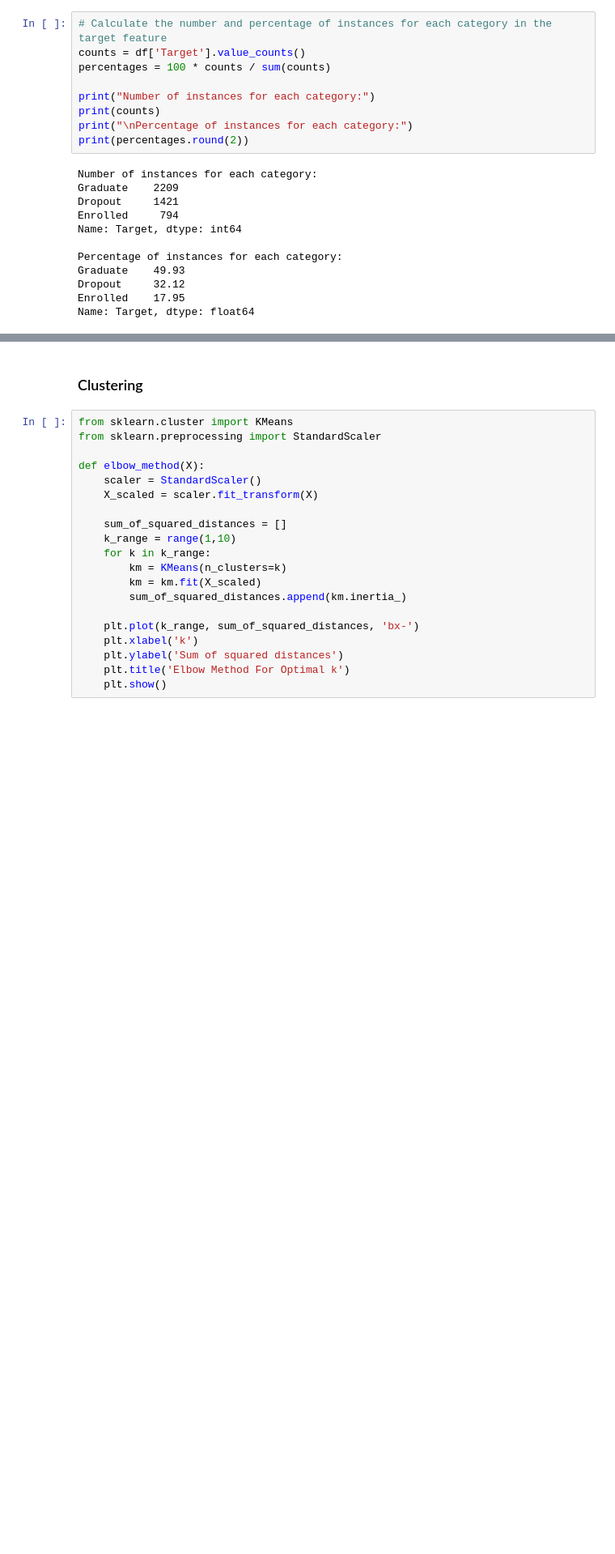
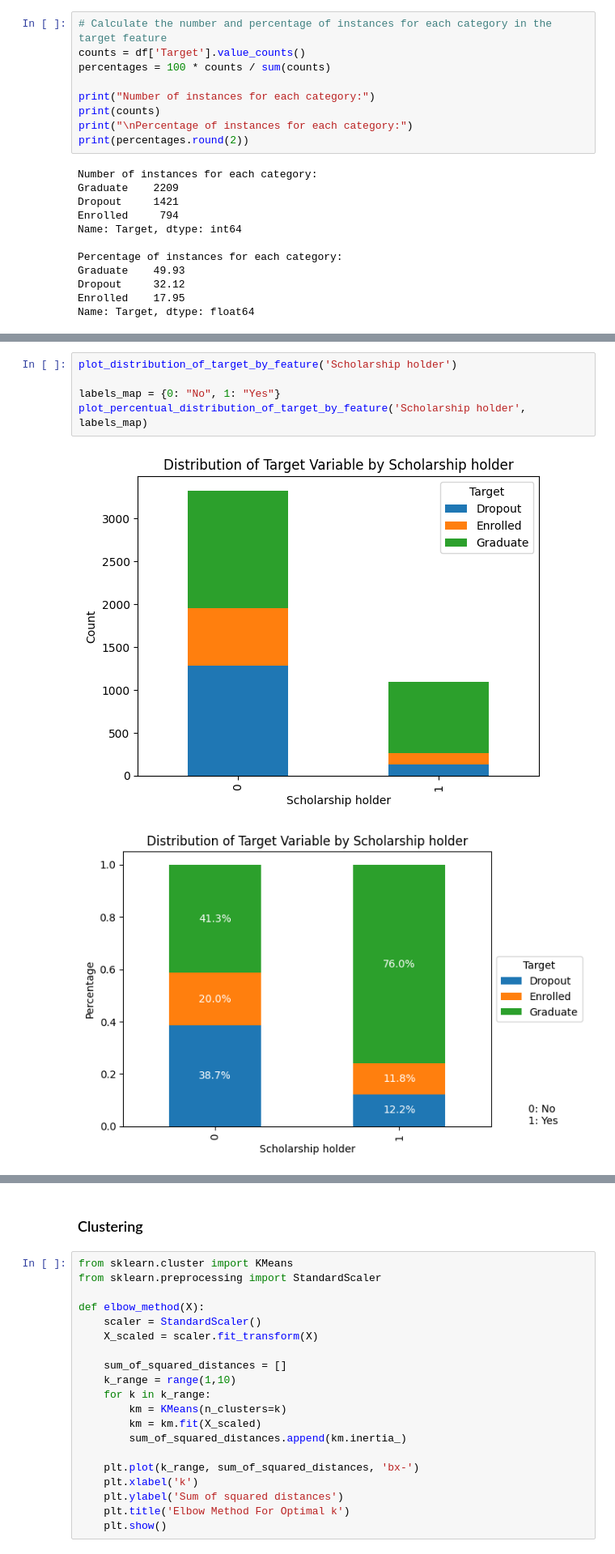
Before and after one commit to marijakljestan/predict-dropout-or-academic-success, a Jupyter notebook: siap.ipynb, the cells around one changed output, grey strips where cells are left out. Shown at 81% size. Saved outputs shown, nothing was run; the diff lists cells and outputs as text; blank space fills up the shorter version.

```diff
--- a/siap.ipynb
+++ b/siap.ipynb
@@ -97,0 +161,8 @@ Name: Target, dtype: float64
+# %%
+plot_distribution_of_target_by_feature('Scholarship holder')
+
+labels_map = {0: "No", 1: "Yes"}
+plot_percentual_distribution_of_target_by_feature('Scholarship holder', labels_map)
+# %% [output]
+[figure, added]
+[figure, added]
```
Also changed, not shown: parts of 73 cells of this notebook, 2 other files.
